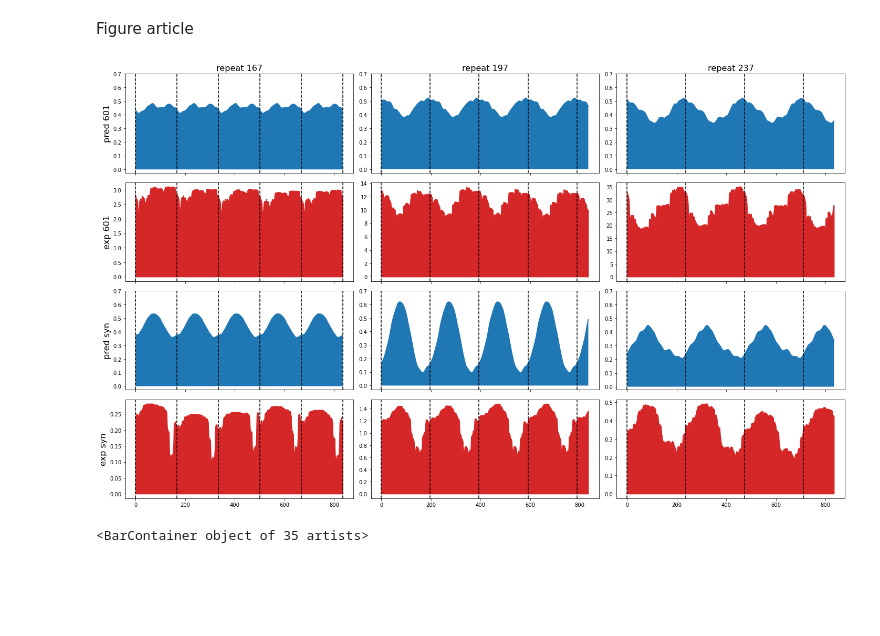
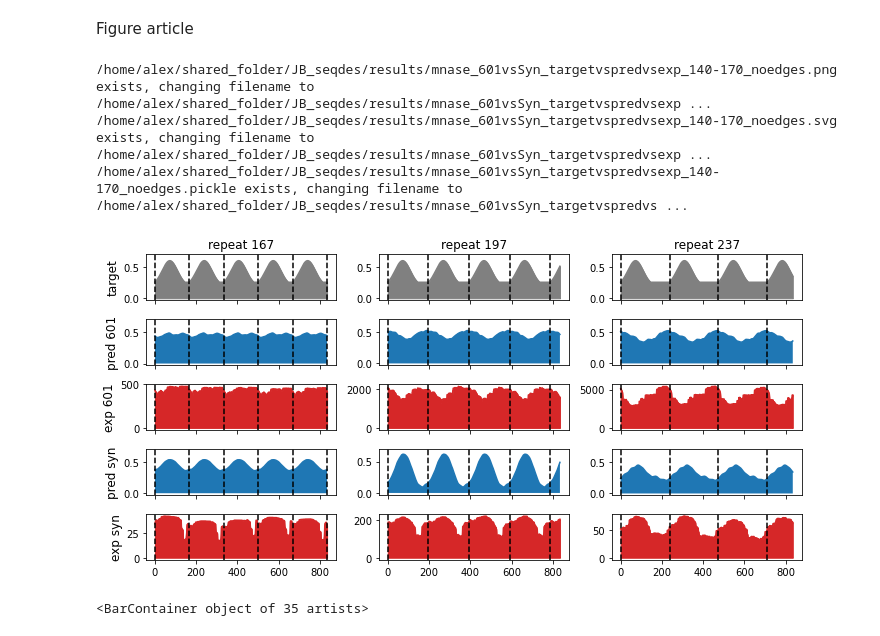
Before and after one commit to Alexwestbrook/mnhn-internship_DeepCNN_ChIP-seq, a Jupyter notebook: JB_alignment_analysis.ipynb, the cells around one changed output. Drawn from its saved outputs; the diff is of its cells as text; code cells hidden in the pictures; blank space fills up the shorter version.

```diff
--- a/JB_alignment_analysis.ipynb
+++ b/JB_alignment_analysis.ipynb
@@ -465,13 +499,14 @@ bam_files = [
     ]
 titles = ['167', '197', '237']
 ylabels = ['B1', 'B2T1', 'B2T2', '601']
-fig, axes = plt.subplots(4, 3, figsize=(20, 12), facecolor='w', layout='tight', sharex=True)
-fig.suptitle('fragment lengths')
+fig, axes = plt.subplots(4, 3, figsize=(20, 7), facecolor='w', layout='tight', sharex=True)
+fig.suptitle('fragment lengths', fontsize=16)
 vlines = [140, 170]
 for filename, ax in zip(bam_files, axes.flatten()):
     fraglens = pd.read_csv(f'{filename}.insert_sizes.txt', header=None)
     fraglens.columns = ['fragment_length']
     sns.histplot(fraglens, discrete=True, ax=ax, legend=False)
+    ax.set_ylabel(None)
     for v in vlines:
         ax.axvline(x=v, color='k', linestyle='--')
         ax.axvline(x=v, color='k', linestyle='--')
@@ -480,5 +515,5 @@ for j in range(3):
     axes[0, j].set_title(titles[j], fontsize=16)
 for i in range(4):
     axes[i, 0].set_ylabel(ylabels[i], fontsize=16)
-# plot_utils.save_fig_and_values(fig, '/home/alex/shared_folder/JB_seqdes/results/fraglens_Synrepsand601_140-170', format=['png'])
+plot_utils.save_fig_and_values(fig, '/home/alex/shared_folder/JB_seqdes/results/fraglens_Synrepsand601_140-170', format=['png', 'svg'])
 # %% [output]
@@ -552,60 +717,83 @@ with np.load(f'/home/alex/shared_folder/JB_seqdes/results/preds_{model_name}_on_
     preds_syn = {k: f[k] for k in f.keys()}
 with np.load(f'/home/alex/shared_folder/JB_seqdes/results/preds_{model_name}_on_justrepeats601ATGC.npz') as f:
     preds_601 = {k: f[k] for k in f.keys()}
+# %%
+def target(n_reps, replen, final_len=None):
+    amp = 0.4
+    background = 0.2
+    nuclen = 147
+
+    x_gauss = np.arange(1, nuclen)
+    y_target_ = background + amp*np.exp(-((x_gauss-((nuclen-1)/2.))**2 / (2.*nuclen*nuclen/16.)))
+    y_target_ = np.append(y_target_, np.repeat(y_target_[-1],(replen - (nuclen-1))))  # linkers at last value
+    y_target = np.tile(y_target_, n_reps)
+    if final_len is not None:
+        y_target = y_target[:final_len]
+    return y_target
 # %%
-fig, axes = plt.subplots(4, 3, figsize=(20, 12), facecolor='w', layout='tight', sharex=True)
+fig, axes = plt.subplots(5, 3, figsize=(10, 5), facecolor='w', layout='tight', sharex=True)
 
-signals_601 = [mnase601_167_win2, mnase601_197_win2, mnase601_237_win2]
+n_reps = 5
+signals_601 = [mnase601_167_win3, mnase601_197_win3, mnase601_237_win3]
 repeats_601 = ['167_601', '197_601', '237_601']
-signals_syn = [mnase2023_167_1_win2, mnase2023_197b_1_win2, mnase2023_237_1_win2]
+signals_syn = [mnase2023_167_1_win3, mnase2023_197b_1_win3, mnase2023_237_1_win3]
 repeats_syn = ['167', '197b', '237']
-ylabels = ['pred 601', 'exp 601', 'pred syn', 'exp syn']
+ylabels = ['target', 'pred 601', 'exp 601', 'pred syn', 'exp syn']
 
 for j in range(3):
     rid = repeats_601[j]
     rlen = int(rid[:3])
-    axes[0, j].set_title(f'repeat {rlen}', fontsize=16)
+    axes[0, j].set_title(f'repeat {rlen}', fontsize=12)
+
+    # target
+    targ = target(n_reps, rlen, 167*n_reps)
+    axes[0, j].plot(targ, color='grey')
+    axes[0, j].fill_between(np.arange(len(targ)), targ, color='grey')
 
     # 601 pred
     pred = preds_601[rid]
     start = 1000
-    stop = start + 5*167
+    stop = start + n_reps*167
     values = utils.moving_average(pred[start-4:stop+3], 8)
-    axes[0, j].plot(values)
-    axes[0, j].fill_between(np.arange(stop-start), values)
+    axes[1, j].plot(values)
+    axes[1, j].fill_between(np.arange(stop-start), values)
     # 601 signal
     signal = signals_601[j]
     start = 4000 + rlen
-    stop = start + 5*167
+    stop = start + n_reps*167
     values = signal[f'{rid}_7_4kbrf'][start:stop]
-    axes[1, j].plot(values, color=colors[3])
-    axes[1, j].fill_between(np.arange(stop-start), values, color=colors[3])
+    axes[2, j].plot(values, color=colors[3])
+    axes[2, j].fill_between(np.arange(stop-start), values, color=colors[3])
 
     # syn pred
     rid = repeats_syn[j]
     pred = preds_syn[rid]
     start = 1000
-    stop = start + 5*167
+    stop = start + n_reps*167
     values = utils.moving_average(pred[start-4:stop+3], 8)
-    axes[2, j].plot(values)
-    axes[2, j].fill_between(np.arange(stop-start), values)
+    axes[3, j].plot(values)
+    axes[3, j].fill_between(np.arange(stop-start), values)
     # syn signal
     signal = signals_syn[j]
     start = 4000 + rlen
-    stop = start + 5*167
+    stop = start + n_reps*167
     values = signal[f'{rid}_7_4kbrf'][start:stop]
-    axes[3, j].plot(values, color=colors[3])
-    axes[3, j].fill_between(np.arange(stop-start), values, color=colors[3])
+    axes[4, j].plot(values, color=colors[3])
+    axes[4, j].fill_between(np.arange(stop-start), values, color=colors[3])
 
     axes[0, j].set_ylim(top=0.7)
-    axes[2, j].set_ylim(top=0.7)
+    axes[1, j].set_ylim(top=0.7)
+    axes[3, j].set_ylim(top=0.7)
 
     # vlines and ylabels
-    for i in range(4):
+    for i in range(5):
         for reps in range(0, 6-j):
             axes[i, j].axvline(reps*rlen, color='k', linestyle='--')
-        axes[i, 0].set_ylabel(ylabels[i], fontsize=16)
-# plot_utils.save_fig_and_values(fig, '/home/alex/shared_folder/JB_seqdes/results/mnase_601vsSyn_predvsexp_140-170_noedges', format=['png', 'svg'])
+        axes[i, 0].set_ylabel(ylabels[i], fontsize=12)
+plot_utils.save_fig_and_values(fig, '/home/alex/shared_folder/JB_seqdes/results/mnase_601vsSyn_targetvspredvsexp_140-170_noedges', format=['png', 'svg'])
 # %% [output]
+/home/alex/shared_folder/JB_seqdes/results/mnase_601vsSyn_targetvspredvsexp_140-170_noedges.png exists, changing filename to /home/alex/shared_folder/JB_seqdes/results/mnase_601vsSyn_targetvspredvsexp ...
+/home/alex/shared_folder/JB_seqdes/results/mnase_601vsSyn_targetvspredvsexp_140-170_noedges.svg exists, changing filename to /home/alex/shared_folder/JB_seqdes/results/mnase_601vsSyn_targetvspredvsexp ...
+/home/alex/shared_folder/JB_seqdes/results/mnase_601vsSyn_targetvspredvsexp_140-170_noedges.pickle exists, changing filename to /home/alex/shared_folder/JB_seqdes/results/mnase_601vsSyn_targetvspredvs ...
-[figure, old version]
+[figure, new version]
 # %%
```
Also changed, not shown: parts of 17 cells of this notebook, 1 other file.
